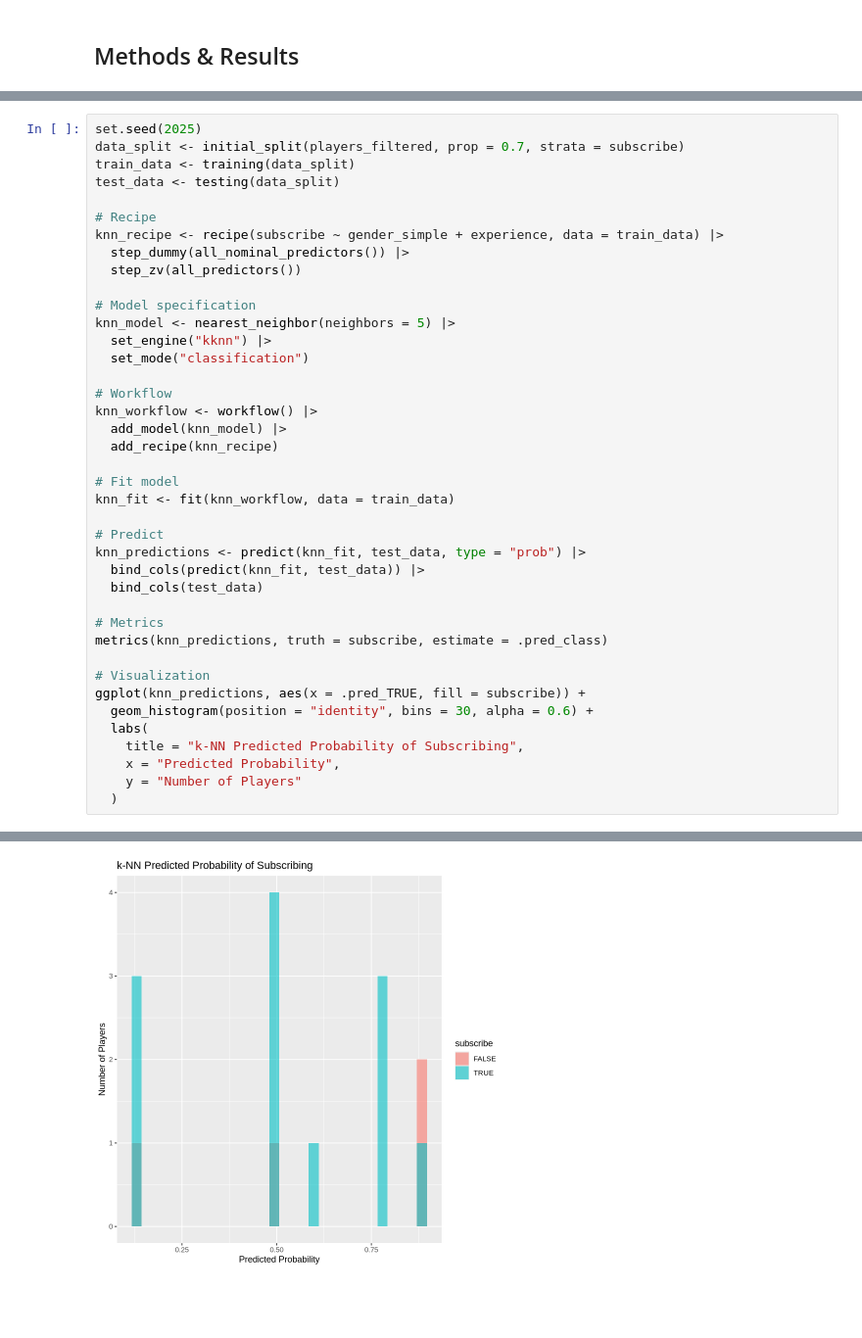
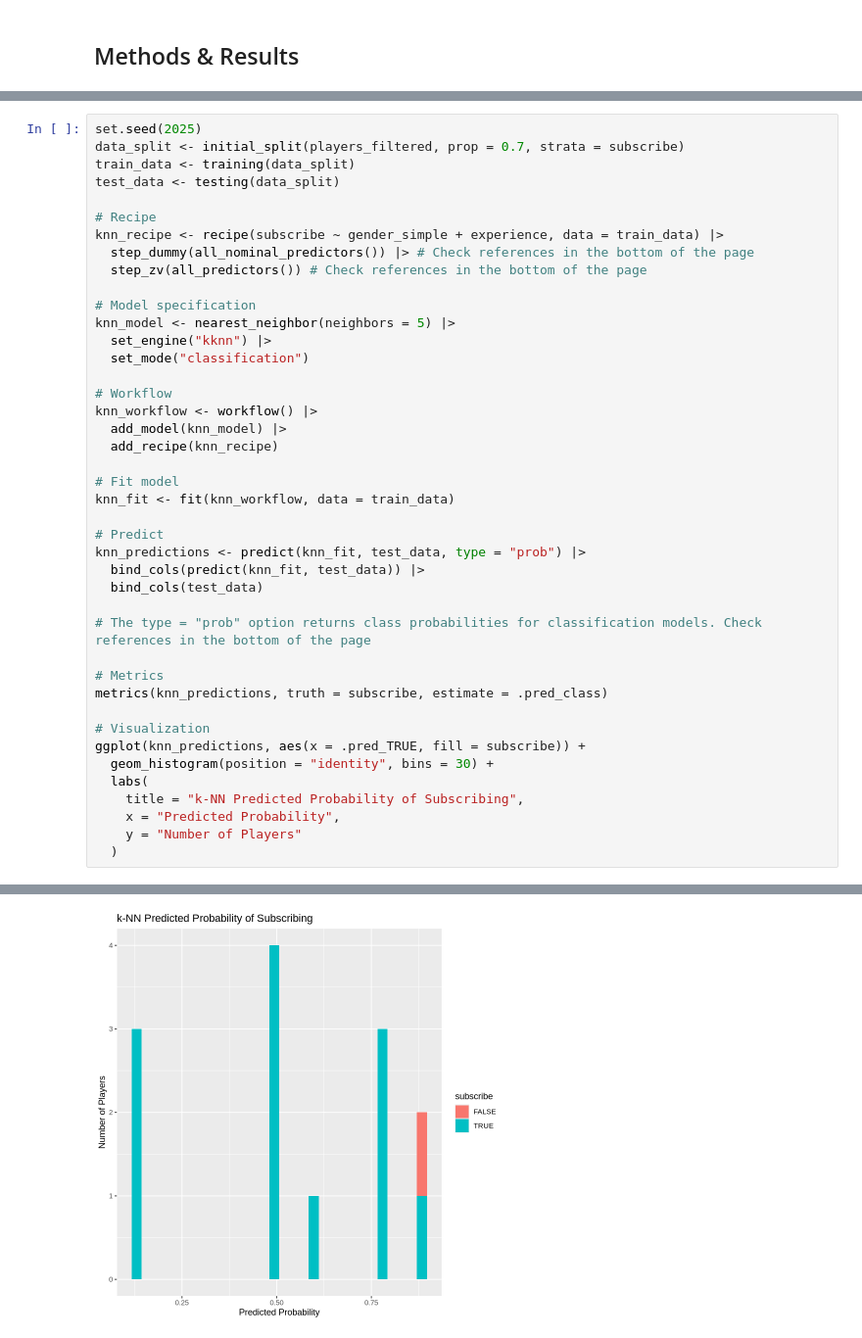
Before and after one commit to vitxrlee/dsci-100-2025SS1-project, a Jupyter notebook: 53497632project_final.ipynb, the cells around one changed output, grey strips where cells are left out. Shown at 98% size. Drawn from its saved outputs; the diff is of its cells as text; blank space fills up the shorter version.

```diff
--- a/53497632project.ipynb
+++ b/53497632project_final.ipynb
@@ -134,8 +134,8 @@ test_data <- testing(data_split)
 
 # Recipe
 knn_recipe <- recipe(subscribe ~ gender_simple + experience, data = train_data) |>
-  step_dummy(all_nominal_predictors()) |>
-  step_zv(all_predictors())
+  step_dummy(all_nominal_predictors()) |> # Check references in the bottom of the page
+  step_zv(all_predictors()) # Check references in the bottom of the page
 
 # Model specification
 knn_model <- nearest_neighbor(neighbors = 5) |>
@@ -144,32 +144,34 @@ knn_model <- nearest_neighbor(neighbors = 5) |>
 
 # Workflow
 knn_workflow <- workflow() |>
   add_model(knn_model) |>
   add_recipe(knn_recipe)
 
 # Fit model
 knn_fit <- fit(knn_workflow, data = train_data)
 
 # Predict
 knn_predictions <- predict(knn_fit, test_data, type = "prob") |>
   bind_cols(predict(knn_fit, test_data)) |>
   bind_cols(test_data)
 
+# The type = "prob" option returns class probabilities for classification models. Check references in the bottom of the page
+
 # Metrics
 metrics(knn_predictions, truth = subscribe, estimate = .pred_class)
 
 # Visualization
 ggplot(knn_predictions, aes(x = .pred_TRUE, fill = subscribe)) +
-  geom_histogram(position = "identity", bins = 30, alpha = 0.6) +
+  geom_histogram(position = "identity", bins = 30) +
   labs(
     title = "k-NN Predicted Probability of Subscribing",
     x = "Predicted Probability",
     y = "Number of Players"
   )
 # %% [output]
 A tibble: 2 × 3
 | .metric | .estimator | .estimate |
 | <chr> | <chr> | <dbl> |
 | accuracy | binary | 0.625 |
 | kap | binary | 0.000 |
-[figure, old version]
+[figure, new version]
```
Also changed, not shown: parts of 11 cells of this notebook.
